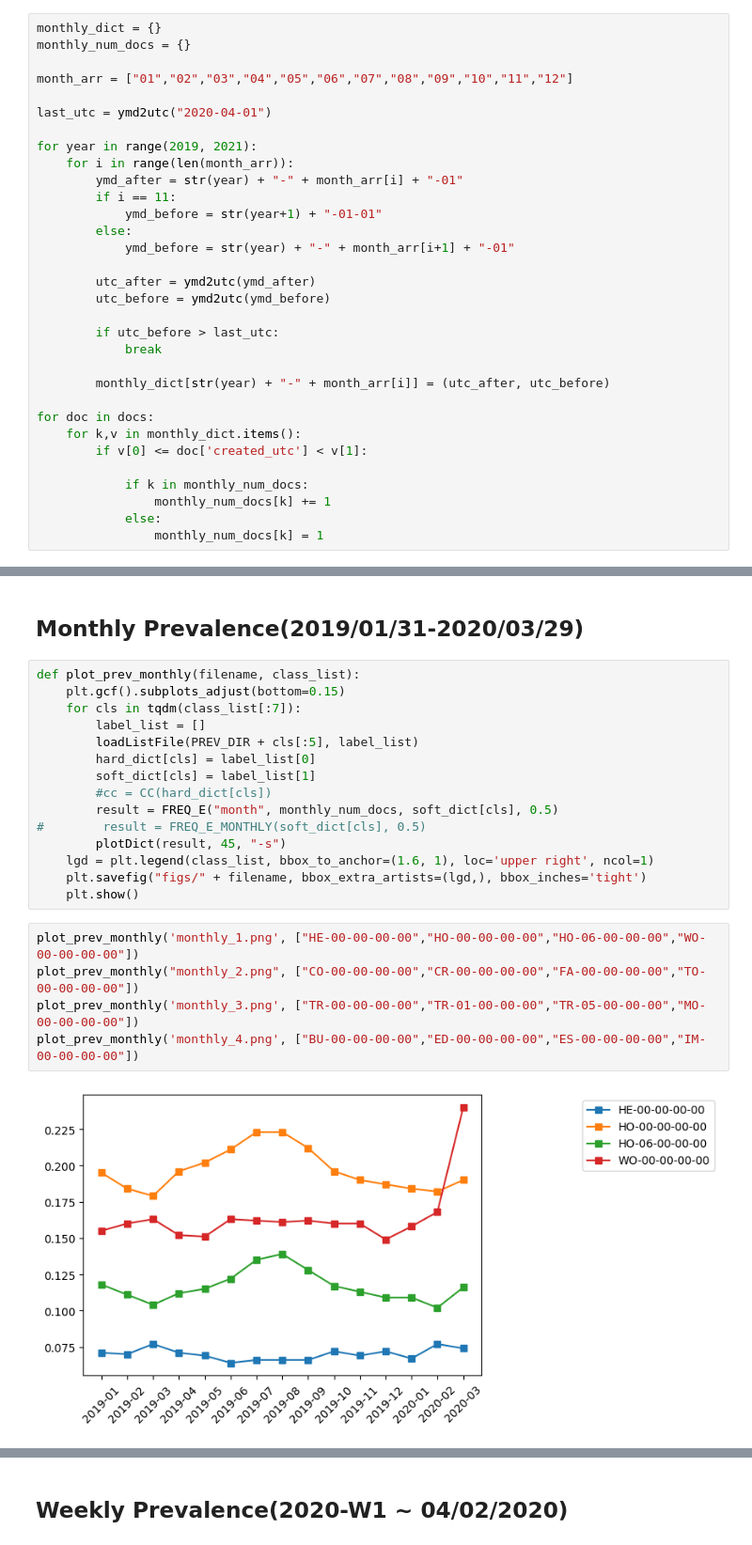
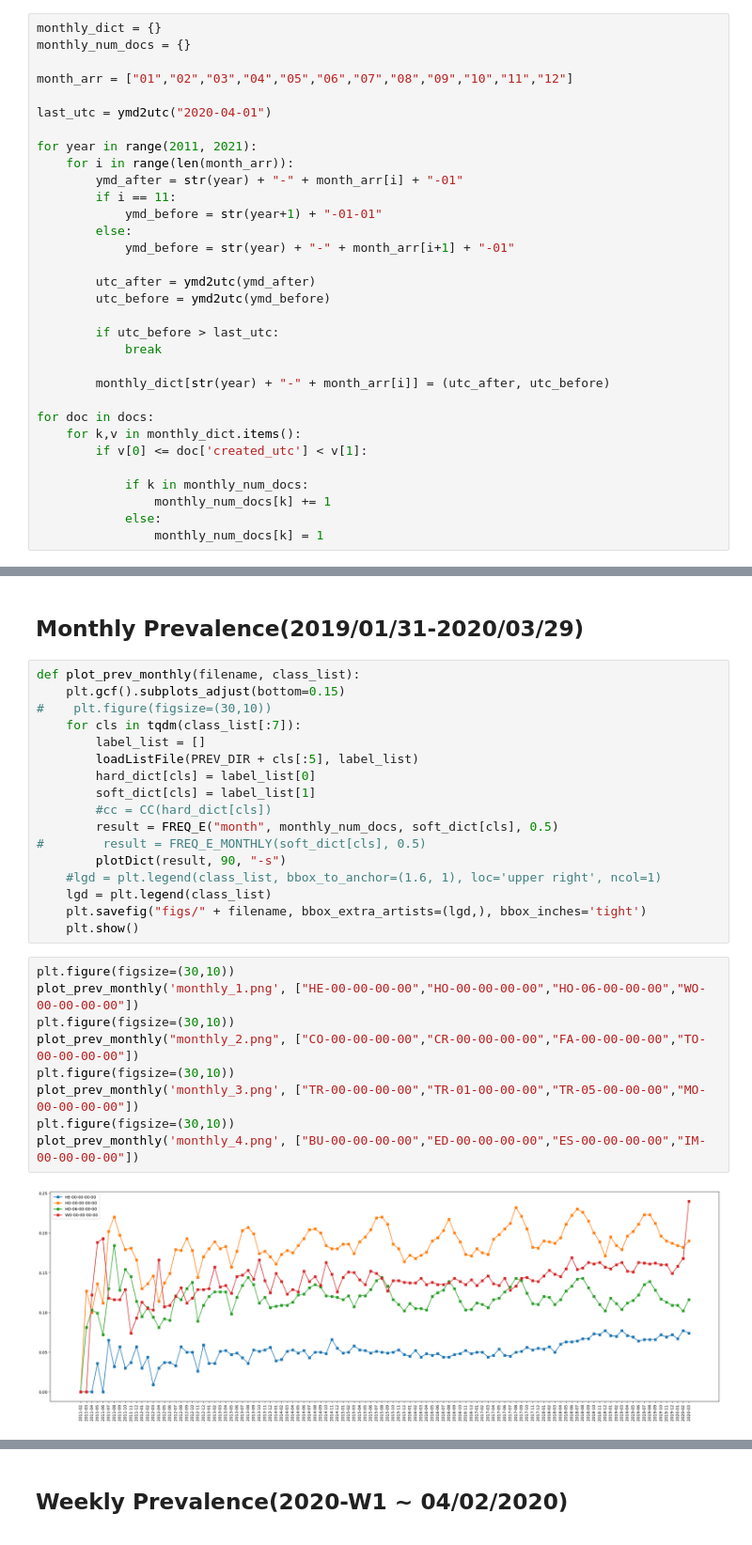
Before and after one commit to heeh/legal_advice, a Jupyter notebook: predictor.ipynb, the cells around one changed output, grey strips where cells are left out. Shown at 94% size. Drawn from its saved outputs; the diff is of its cells as text.

```diff
--- a/predictor.ipynb
+++ b/predictor.ipynb
@@ -431,7 +431,7 @@ month_arr = ["01","02","03","04","05","06","07","08","09","10","11","12"]
 
 last_utc = ymd2utc("2020-04-01")
 
-for year in range(2019, 2021):
+for year in range(2011, 2021):
     for i in range(len(month_arr)):
         ymd_after = str(year) + "-" + month_arr[i] + "-01"
         if i == 11:
@@ -930,6 +929,7 @@ for i in tqdm([2,3]):
 # %%
 def plot_prev_monthly(filename, class_list):
     plt.gcf().subplots_adjust(bottom=0.15)
+#    plt.figure(figsize=(30,10))
     for cls in tqdm(class_list[:7]):
         label_list = []
         loadListFile(PREV_DIR + cls[:5], label_list)
@@ -938,14 +938,19 @@ def plot_prev_monthly(filename, class_list):
         #cc = CC(hard_dict[cls])
         result = FREQ_E("month", monthly_num_docs, soft_dict[cls], 0.5)
 #        result = FREQ_E_MONTHLY(soft_dict[cls], 0.5)
-        plotDict(result, 45, "-s")
-    lgd = plt.legend(class_list, bbox_to_anchor=(1.6, 1), loc='upper right', ncol=1)
+        plotDict(result, 90, "-s")
+    #lgd = plt.legend(class_list, bbox_to_anchor=(1.6, 1), loc='upper right', ncol=1)
+    lgd = plt.legend(class_list)
     plt.savefig("figs/" + filename, bbox_extra_artists=(lgd,), bbox_inches='tight')
     plt.show()
 # %%
+plt.figure(figsize=(30,10))
 plot_prev_monthly('monthly_1.png', ["HE-00-00-00-00","HO-00-00-00-00","HO-06-00-00-00","WO-00-00-00-00"])
+plt.figure(figsize=(30,10))
 plot_prev_monthly("monthly_2.png", ["CO-00-00-00-00","CR-00-00-00-00","FA-00-00-00-00","TO-00-00-00-00"])
+plt.figure(figsize=(30,10))
 plot_prev_monthly('monthly_3.png', ["TR-00-00-00-00","TR-01-00-00-00","TR-05-00-00-00","MO-00-00-00-00"])
+plt.figure(figsize=(30,10))
 plot_prev_monthly('monthly_4.png', ["BU-00-00-00-00","ED-00-00-00-00","ES-00-00-00-00","IM-00-00-00-00"])
 # %% [output]
-[figure, old version]
+[figure, new version]
```
Also changed, not shown: parts of 9 cells of this notebook, 1 other file.
